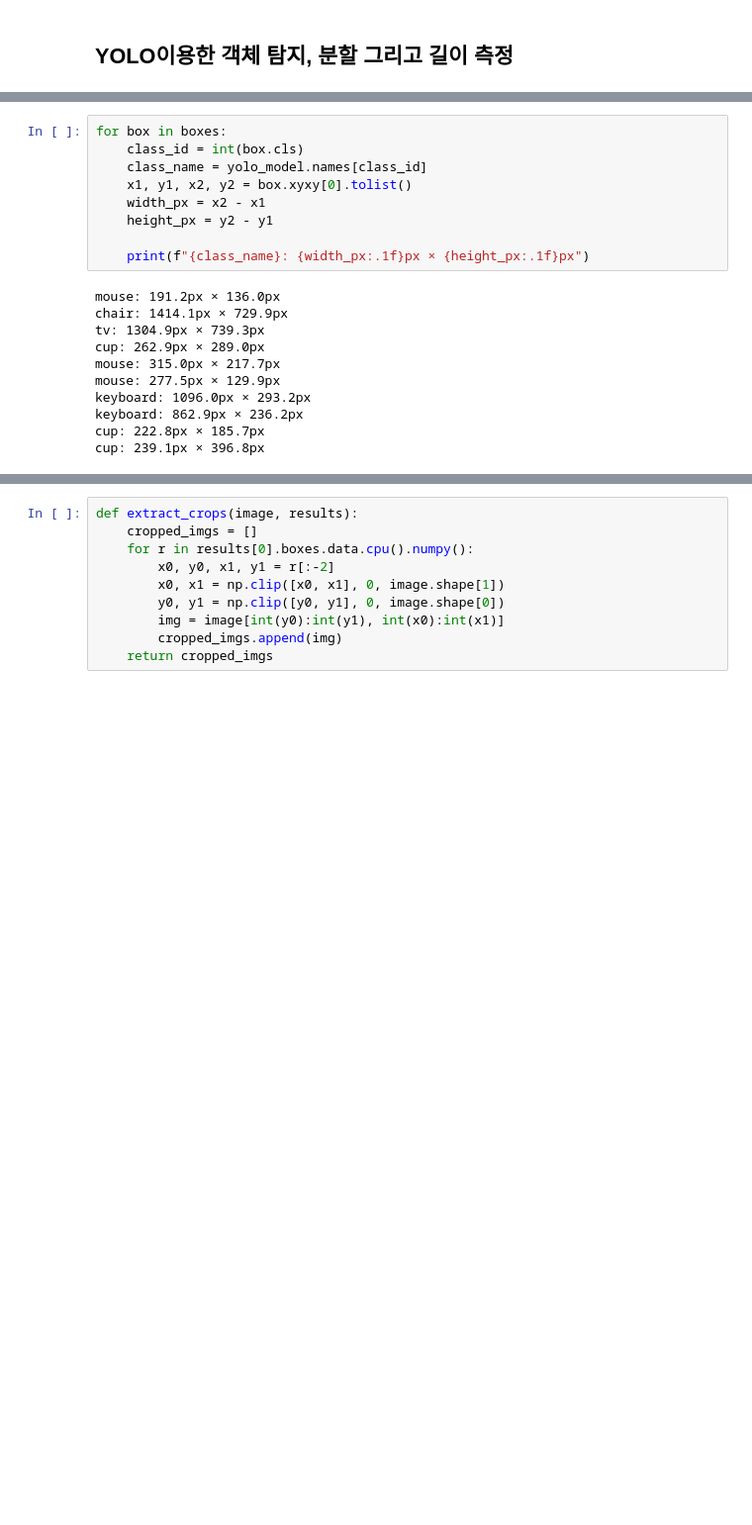
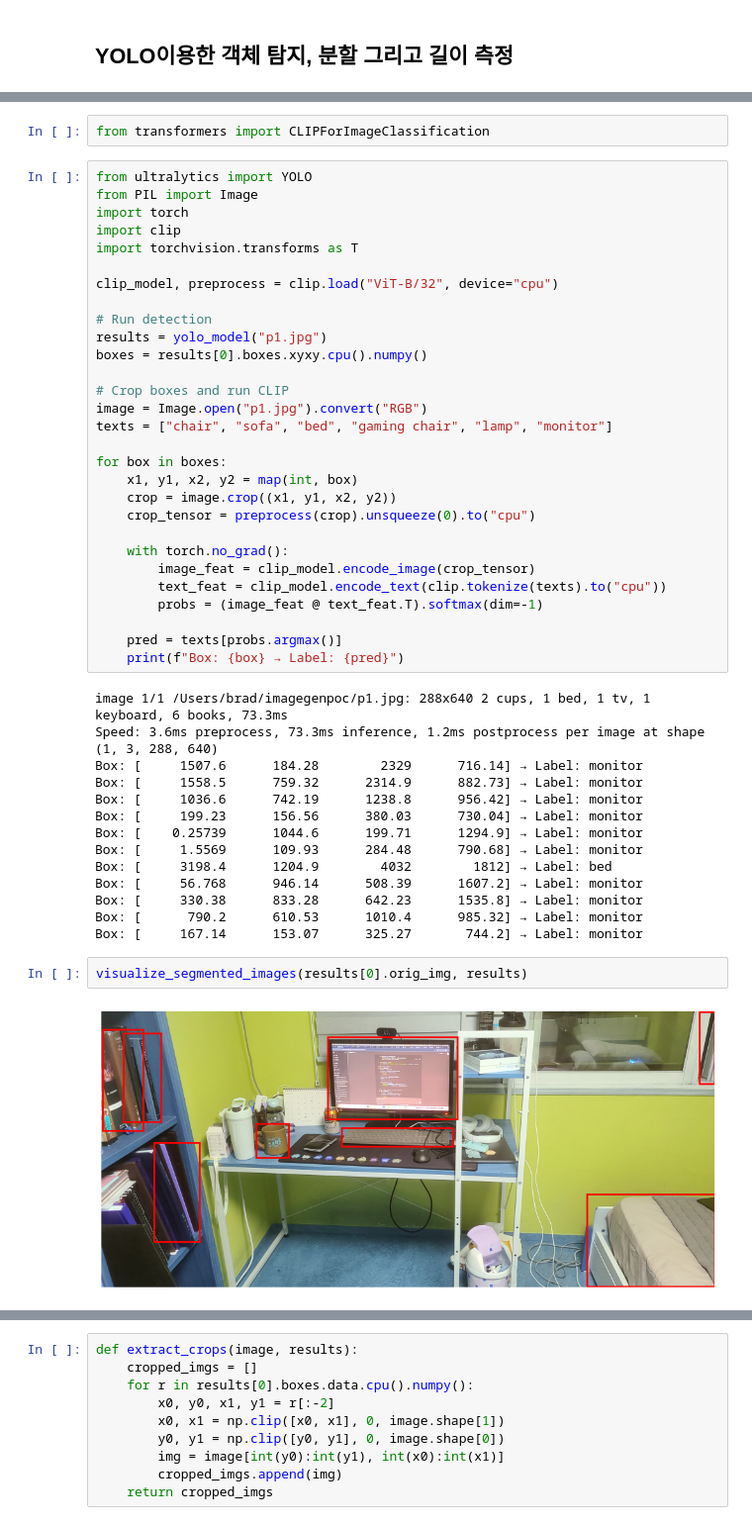
Before and after one commit to 2025-team-k-techeer/imgdsm_techeer_team_K, a Jupyter notebook: image_measurements.ipynb, the cells around one changed output, grey strips where cells are left out. Shown at 99% size. Cells and saved outputs as stored; diff of their text form; blank space fills up the shorter version.

```diff
--- a/image_measurements.ipynb
+++ b/image_measurements.ipynb
@@ -43,21 +113,50 @@ tensor([64., 56., 62., 41., 64., 64., 66., 66., 41., 41.])
+# %%
+from transformers import CLIPForImageClassification
 # %%
+from ultralytics import YOLO
+from PIL import Image
+import torch
+import clip
+import torchvision.transforms as T
+
+clip_model, preprocess = clip.load("ViT-B/32", device="cpu")
+
+# Run detection
+results = yolo_model("p1.jpg")
+boxes = results[0].boxes.xyxy.cpu().numpy()
+
+# Crop boxes and run CLIP
+image = Image.open("p1.jpg").convert("RGB")
+texts = ["chair", "sofa", "bed", "gaming chair", "lamp", "monitor"]
+
 for box in boxes:
-    class_id = int(box.cls)
-    class_name = yolo_model.names[class_id]
-    x1, y1, x2, y2 = box.xyxy[0].tolist()
-    width_px = x2 - x1
-    height_px = y2 - y1
+    x1, y1, x2, y2 = map(int, box)
+    crop = image.crop((x1, y1, x2, y2))
+    crop_tensor = preprocess(crop).unsqueeze(0).to("cpu")
 
-    print(f"{class_name}: {width_px:.1f}px × {height_px:.1f}px")
+    with torch.no_grad():
+        image_feat = clip_model.encode_image(crop_tensor)
+        text_feat = clip_model.encode_text(clip.tokenize(texts).to("cpu"))
+        probs = (image_feat @ text_feat.T).softmax(dim=-1)
+
+    pred = texts[probs.argmax()]
+    print(f"Box: {box} → Label: {pred}")
 # %% [output]
-mouse: 191.2px × 136.0px
-chair: 1414.1px × 729.9px
-tv: 1304.9px × 739.3px
-cup: 262.9px × 289.0px
-mouse: 315.0px × 217.7px
-mouse: 277.5px × 129.9px
-keyboard: 1096.0px × 293.2px
-keyboard: 862.9px × 236.2px
-cup: 222.8px × 185.7px
-cup: 239.1px × 396.8px
+image 1/1 /Users/brad/imagegenpoc/p1.jpg: 288x640 2 cups, 1 bed, 1 tv, 1 keyboard, 6 books, 73.3ms
+Speed: 3.6ms preprocess, 73.3ms inference, 1.2ms postprocess per image at shape (1, 3, 288, 640)
+Box: [     1507.6      184.28        2329      716.14] → Label: monitor
+Box: [     1558.5      759.32      2314.9      882.73] → Label: monitor
+Box: [     1036.6      742.19      1238.8      956.42] → Label: monitor
+Box: [     199.23      156.56      380.03      730.04] → Label: monitor
+Box: [    0.25739      1044.6      199.71      1294.9] → Label: monitor
+Box: [     1.5569      109.93      284.48      790.68] → Label: monitor
+Box: [     3198.4      1204.9        4032        1812] → Label: bed
+Box: [     56.768      946.14      508.39      1607.2] → Label: monitor
+Box: [     330.38      833.28      642.23      1535.8] → Label: monitor
+Box: [      790.2      610.53      1010.4      985.32] → Label: monitor
+Box: [     167.14      153.07      325.27       744.2] → Label: monitor
+# %%
+visualize_segmented_images(results[0].orig_img, results)
+# %% [output]
+[figure, added]
 # %%
```
Also changed, not shown: parts of 30 cells of this notebook.
